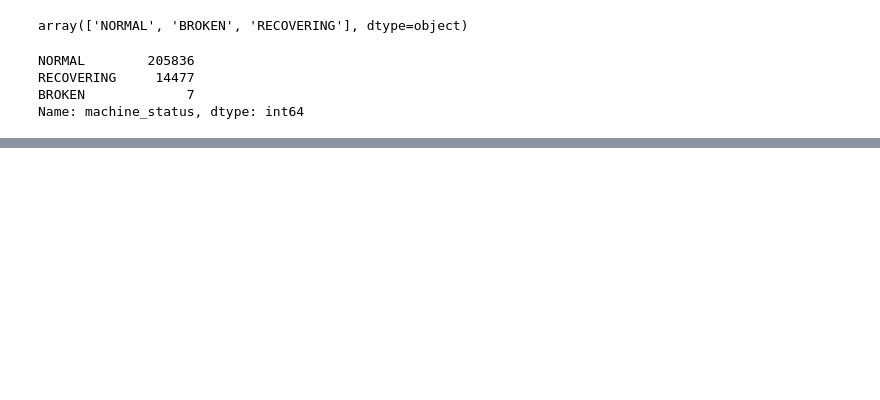
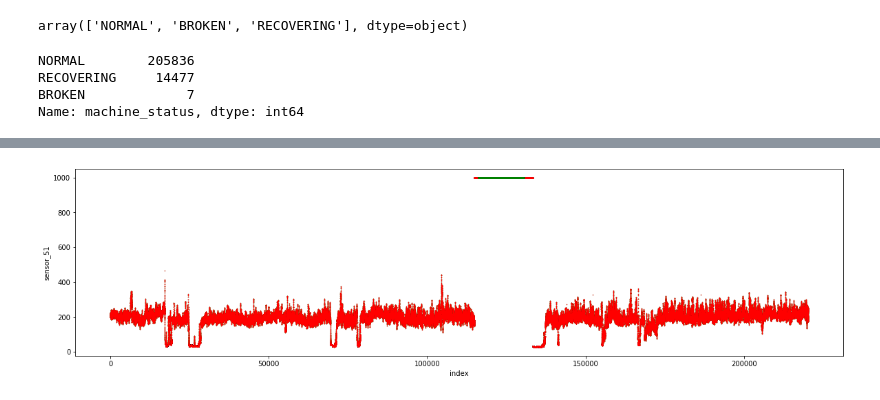
Before and after one commit to Sypek/pump_sensor_predictive_maintenance, a Jupyter notebook: sensor_pump_1.ipynb, the cells around one changed output, grey strips where cells are left out. Saved outputs shown, nothing was run; the diff lists cells and outputs as text; code cells hidden in the pictures; blank space fills up the shorter version.

```diff
--- a/sensor_pump_1.ipynb
+++ b/sensor_pump_1.ipynb
@@ -128,0 +135,15 @@ KeyboardInterrupt:
+# %%
+sensors_df_akima = import_raw.copy()
+# %%
+sensors_df_akima.interpolate(method='akima', inplace=True)
+# %%
+sensor_num = '51'
+plt.figure(figsize=(20,5))
+sensor_num = 'sensor_' + str(sensor_num)
+plt.scatter(sensors_df_akima.index, sensors_df_akima[[sensor_num]], s=0.2, c='g', marker='x')
+plt.scatter(import_raw.index, import_raw[[sensor_num]], s=0.2, c='r', marker='x')
+plt.xlabel('index')
+plt.ylabel(sensor_num)
+plt.show()
+# %% [output]
+[figure, added]
```
Also changed, not shown: parts of 51 cells of this notebook.
